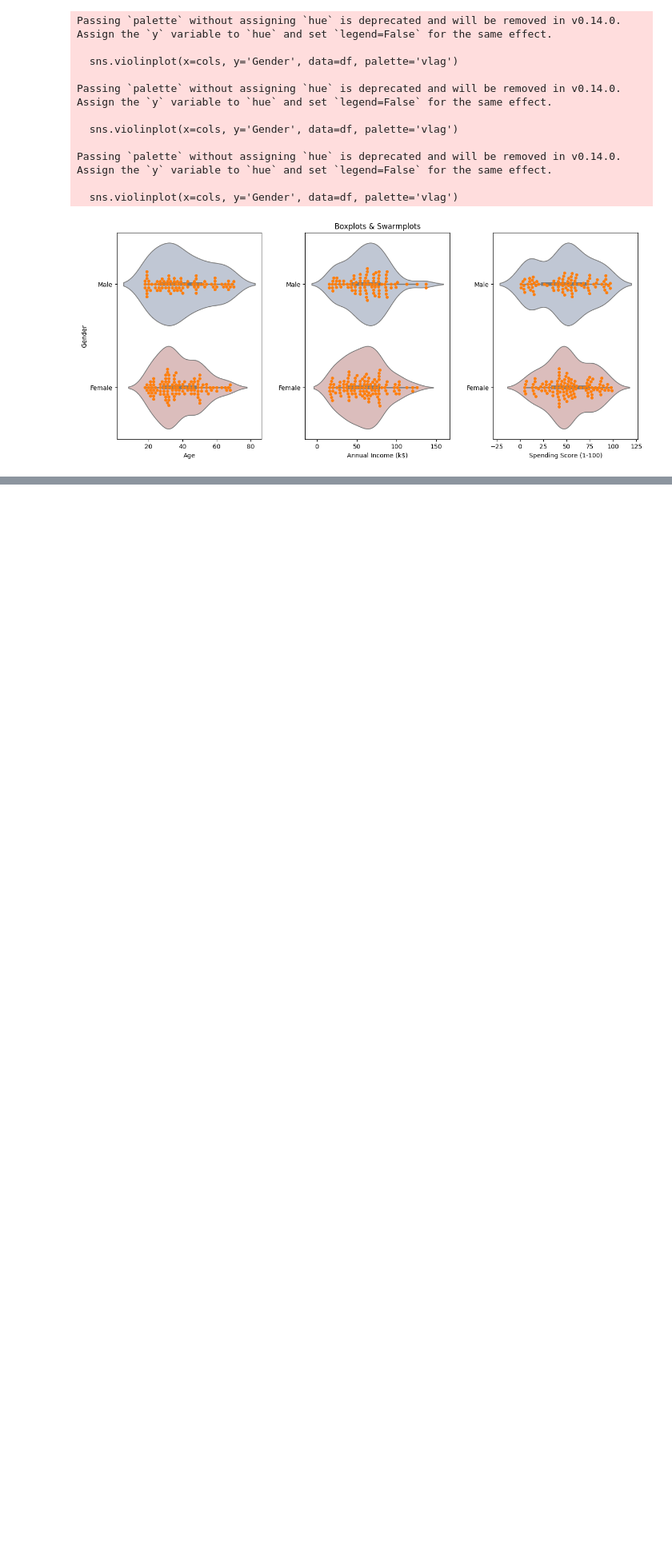
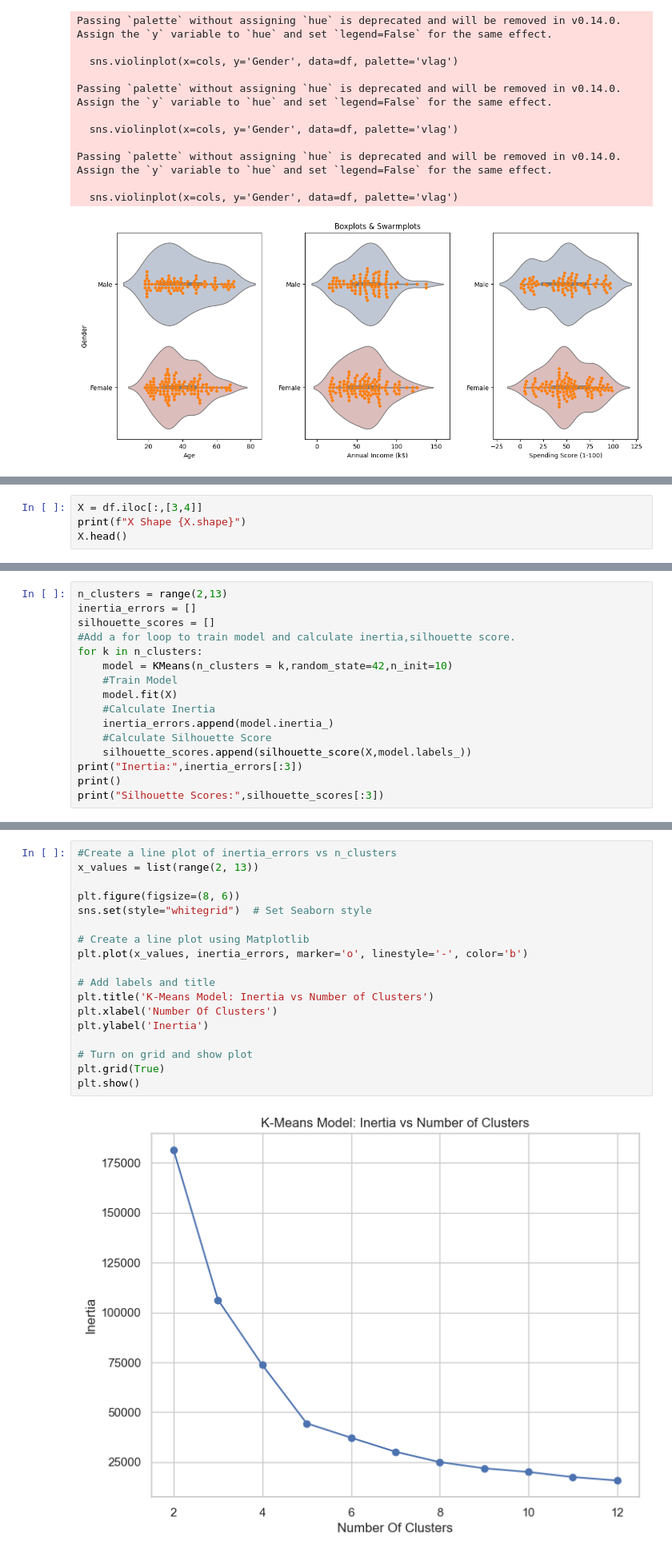
Before and after one commit to Christin-George-SDE/PRODGY_ML_02, a Jupyter notebook: K_mean_clustering.ipynb, the cells around one changed output, grey strips where cells are left out. Shown: that part at 80% size. Saved outputs shown, nothing was run; the diff lists cells and outputs as text; blank space fills up the shorter version.

```diff
--- a/K_mean_clustering.ipynb
+++ b/K_mean_clustering.ipynb
@@ -176,0 +179,4 @@ Passing `palette` without assigning `hue` is deprecated and will be removed in v
+# %%
+X = df.iloc[:,[3,4]]
+print(f"X Shape {X.shape}")
+X.head()
@@ -176,0 +199,16 @@ Passing `palette` without assigning `hue` is deprecated and will be removed in v
+# %%
+n_clusters = range(2,13)
+inertia_errors = []
+silhouette_scores = []
+#Add a for loop to train model and calculate inertia,silhouette score.
+for k in n_clusters:
+    model = KMeans(n_clusters = k,random_state=42,n_init=10)
+    #Train Model
+    model.fit(X)
+    #Calculate Inertia
+    inertia_errors.append(model.inertia_)
+    #Calculate Silhouette Score
+    silhouette_scores.append(silhouette_score(X,model.labels_))
+print("Inertia:",inertia_errors[:3])
+print()
+print("Silhouette Scores:",silhouette_scores[:3])
@@ -176,0 +221,20 @@ Passing `palette` without assigning `hue` is deprecated and will be removed in v
+# %%
+#Create a line plot of inertia_errors vs n_clusters
+x_values = list(range(2, 13))
+
+plt.figure(figsize=(8, 6))
+sns.set(style="whitegrid")  # Set Seaborn style
+
+# Create a line plot using Matplotlib
+plt.plot(x_values, inertia_errors, marker='o', linestyle='-', color='b')
+
+# Add labels and title
+plt.title('K-Means Model: Inertia vs Number of Clusters')
+plt.xlabel('Number Of Clusters')
+plt.ylabel('Inertia')
+
+# Turn on grid and show plot
+plt.grid(True)
+plt.show()
+# %% [output]
+[figure, added]
```
Also changed, not shown: parts of 14 cells of this notebook.
